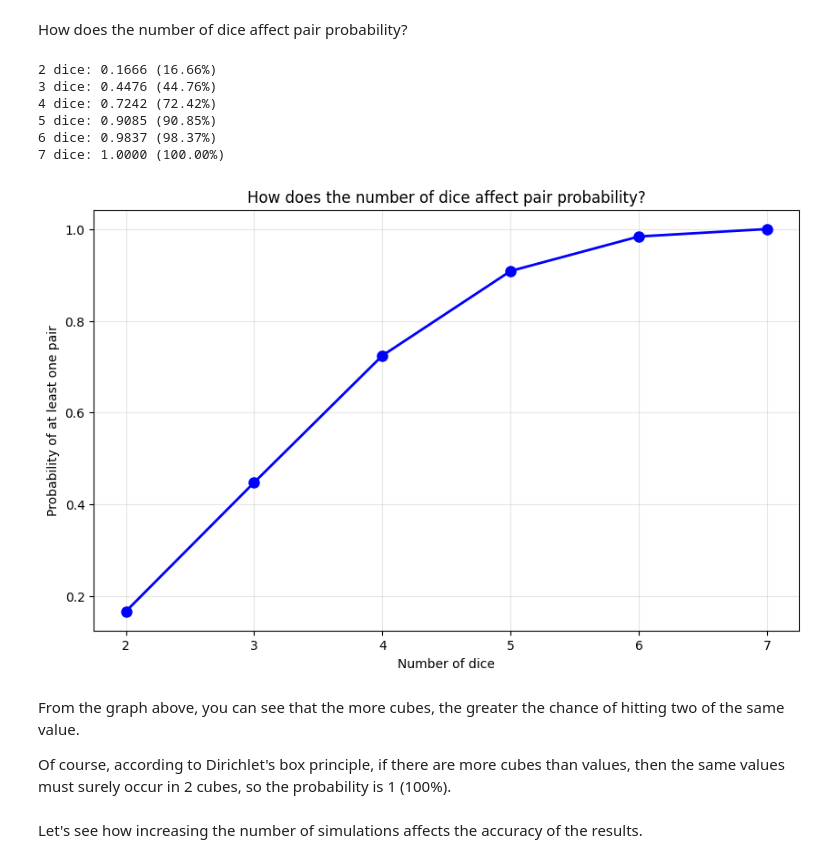
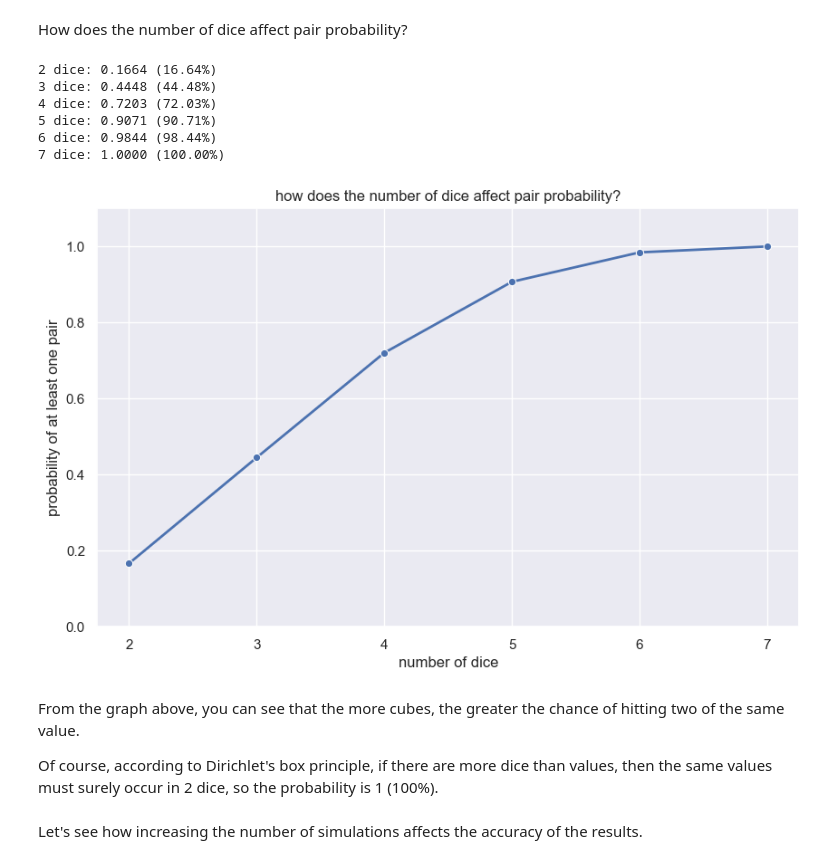
Before and after one commit to 404brtk/notebooks, a Jupyter notebook: monte-carlo.ipynb, the cells around one changed output. Cells and saved outputs as stored; diff of their text form; code cells hidden in the pictures.

```diff
--- a/monte-carlo.ipynb
+++ b/monte-carlo.ipynb
@@ -89,39 +90,46 @@ As you can see, the probabilities are almost identical, using Monte Carlo simula
 # %% [markdown]
 How does the number of dice affect pair probability?
 # %%
+sns.set(style="darkgrid")
+
 def multi_dice_analysis():
 
     dice_numbers = range(2, 8)
     probabilities = []
 
     for n_dice in dice_numbers:
         prob, _ = simulate_dice_rolls(n_dice, 50000)
         probabilities.append(prob)
         print(f"{n_dice} dice: {prob:.4f} ({prob*100:.2f}%)")
 
+    df = pd.DataFrame({
+    'number of dice': dice_numbers,
+    'pair probability': probabilities
+    })
+
     plt.figure(figsize=(10, 6))
-    plt.plot(dice_numbers, probabilities, 'bo-', linewidth=2, markersize=8)
-    plt.xlabel('Number of dice')
-    plt.ylabel('Probability of at least one pair')
-    plt.title('How does the number of dice affect pair probability?')
-    plt.grid(True, alpha=0.3)
+    sns.lineplot(data=df, x='number of dice', y='pair probability', marker='o', linewidth=2)
+    plt.title('how does the number of dice affect pair probability?')
+    plt.xlabel('number of dice')
+    plt.ylabel('probability of at least one pair')
+    plt.ylim(0, 1.1)
     plt.show()
 
     return probabilities
 
 probs = multi_dice_analysis()
 # %% [output]
-2 dice: 0.1666 (16.66%)
-3 dice: 0.4476 (44.76%)
-4 dice: 0.7242 (72.42%)
-5 dice: 0.9085 (90.85%)
-6 dice: 0.9837 (98.37%)
+2 dice: 0.1664 (16.64%)
+3 dice: 0.4448 (44.48%)
+4 dice: 0.7203 (72.03%)
+5 dice: 0.9071 (90.71%)
+6 dice: 0.9844 (98.44%)
 7 dice: 1.0000 (100.00%)
-[figure, old version]
+[figure, new version]
 # %% [markdown]
 From the graph above, you can see that the more cubes, the greater the chance of hitting two of the same value.
 
-Of course, according to Dirichlet's box principle, if there are more cubes than values, then the same values must surely occur in 2 cubes, so the probability is 1 (100%).
+Of course, according to Dirichlet's box principle, if there are more dice than values, then the same values must surely occur in 2 dice, so the probability is 1 (100%).
 # %% [markdown]
 Let's see how increasing the number of simulations affects the accuracy of the results.
 # %%
```
Also changed, not shown: parts of 8 cells of this notebook.
